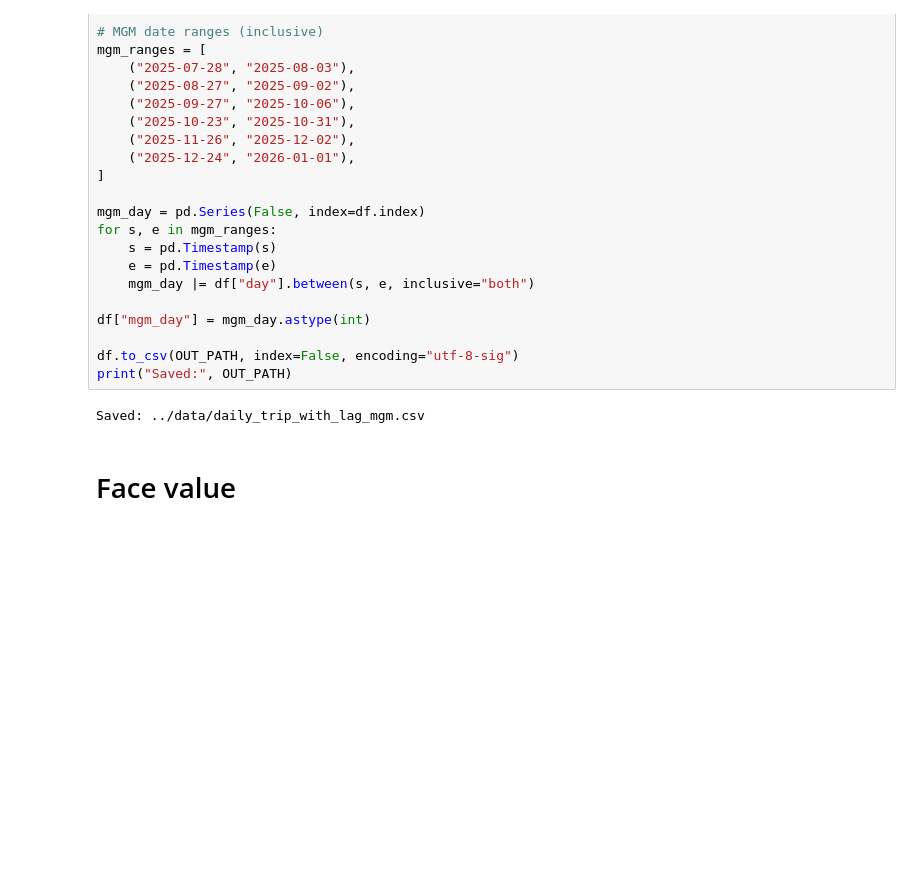
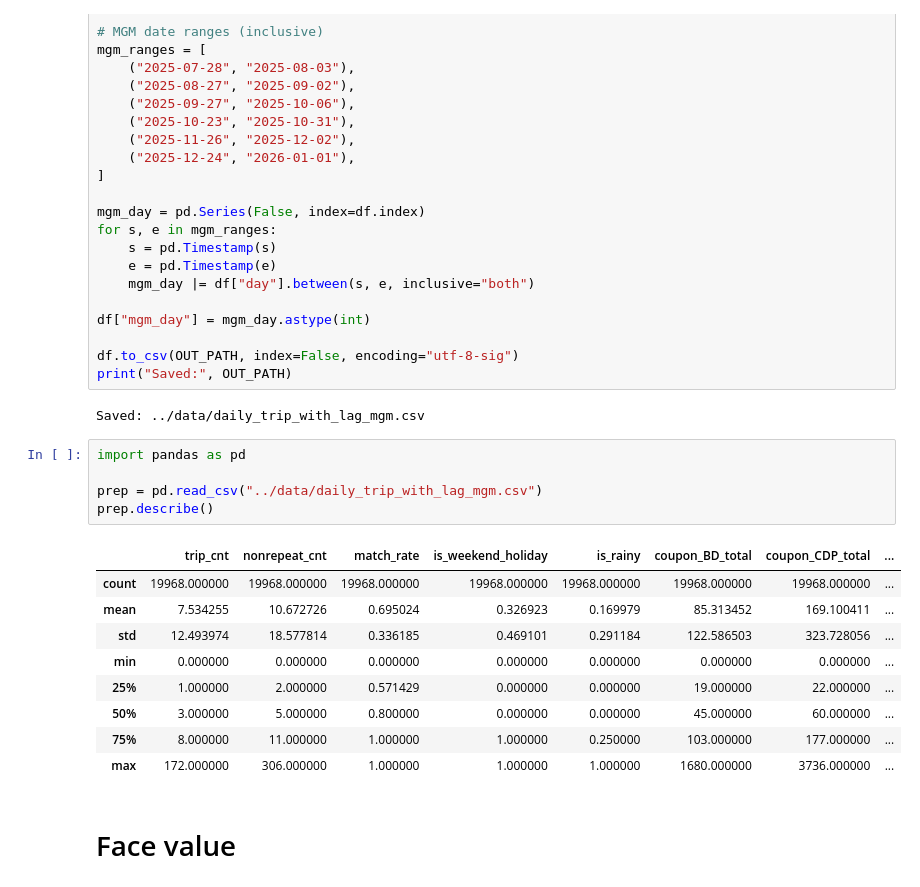
Before and after one commit to shawn921011/2026winter_project, a Jupyter notebook: day_model/cleaning/feature_engineer.ipynb, the cells around one changed output. Cells and saved outputs as stored; diff of their text form; blank space fills up the shorter version.

```diff
--- a/day_model/cleaning/feature_engineer.ipynb
+++ b/day_model/cleaning/feature_engineer.ipynb
@@ -163,6 +184,21 @@ df.to_csv(OUT_PATH, index=False, encoding="utf-8-sig")
 print("Saved:", OUT_PATH)
 # %% [output]
 Saved: ../data/daily_trip_with_lag_mgm.csv
+# %%
+import pandas as pd
+
+prep = pd.read_csv("../data/daily_trip_with_lag_mgm.csv")
+prep.describe()
+# %% [output]
+|  | trip_cnt | nonrepeat_cnt | match_rate | is_weekend_holiday | is_rainy | coupon_BD_total | coupon_CDP_total | ... |
+| count | 19968.000000 | 19968.000000 | 19968.000000 | 19968.000000 | 19968.000000 | 19968.000000 | 19968.000000 | ... |
+| mean | 7.534255 | 10.672726 | 0.695024 | 0.326923 | 0.169979 | 85.313452 | 169.100411 | ... |
+| std | 12.493974 | 18.577814 | 0.336185 | 0.469101 | 0.291184 | 122.586503 | 323.728056 | ... |
+| min | 0.000000 | 0.000000 | 0.000000 | 0.000000 | 0.000000 | 0.000000 | 0.000000 | ... |
+| 25% | 1.000000 | 2.000000 | 0.571429 | 0.000000 | 0.000000 | 19.000000 | 22.000000 | ... |
+| 50% | 3.000000 | 5.000000 | 0.800000 | 0.000000 | 0.000000 | 45.000000 | 60.000000 | ... |
+| 75% | 8.000000 | 11.000000 | 1.000000 | 1.000000 | 0.250000 | 103.000000 | 177.000000 | ... |
+| max | 172.000000 | 306.000000 | 1.000000 | 1.000000 | 1.000000 | 1680.000000 | 3736.000000 | ... |
 # %% [markdown]
 # Face value
 # %%
```
Also changed, not shown: parts of 6 cells of this notebook, 11 other files.
